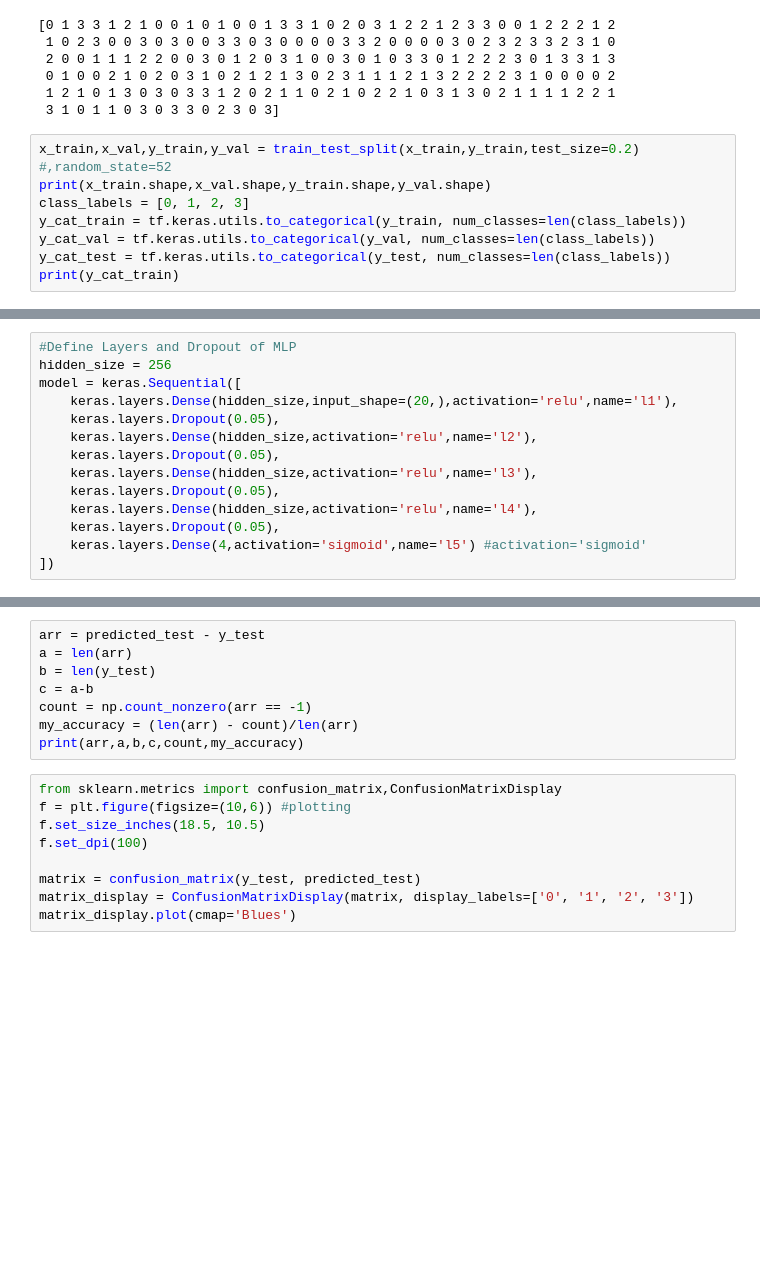
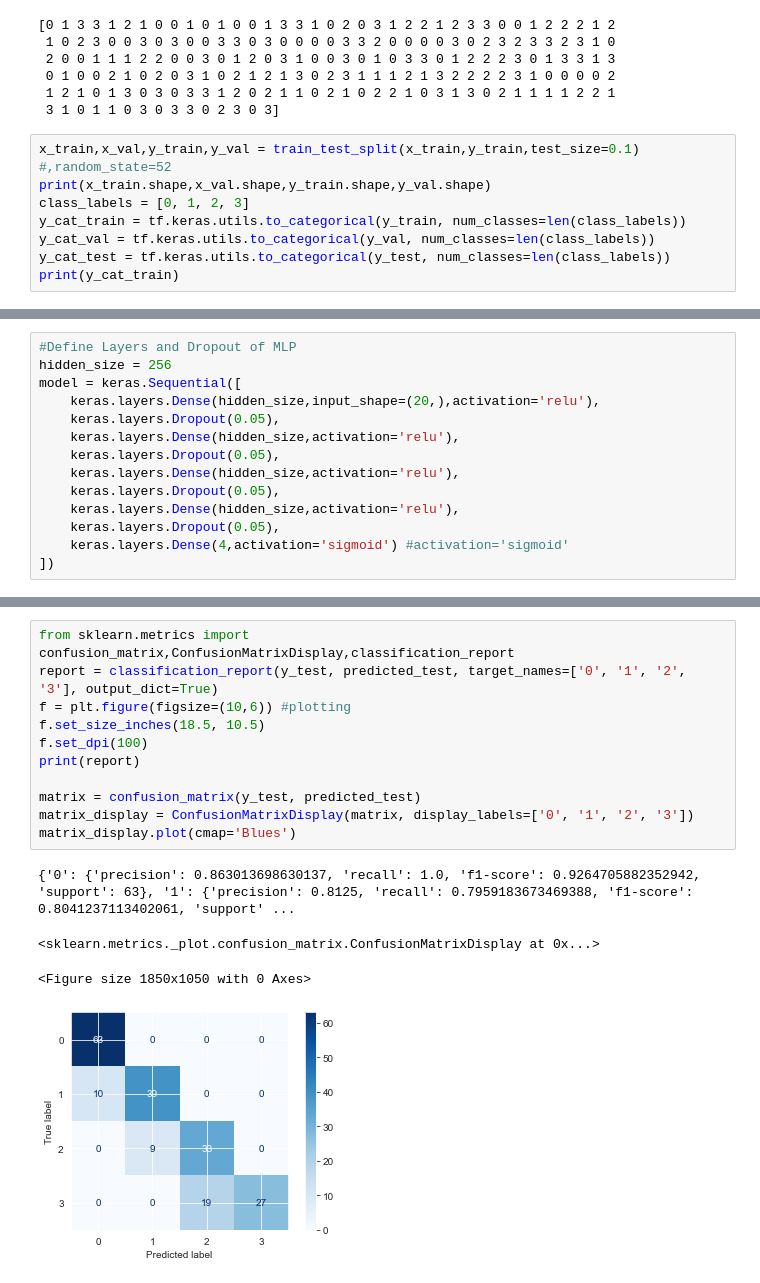
Before and after one commit to Matovic/mobile-price-classification, a Jupyter notebook: src/MLP_tensorflow.ipynb, the cells around one changed output, grey strips where cells are left out. Drawn from its saved outputs; the diff is of its cells as text; blank space fills up the shorter version.

```diff
--- a/src/MLP_tensorflow.ipynb
+++ b/src/MLP_tensorflow.ipynb
@@ -76,7 +77,7 @@ print(y_test)
  1 2 1 0 1 3 0 3 0 3 3 1 2 0 2 1 1 0 2 1 0 2 2 1 0 3 1 3 0 2 1 1 1 1 2 2 1
  3 1 0 1 1 0 3 0 3 3 0 2 3 0 3]
 # %%
-x_train,x_val,y_train,y_val = train_test_split(x_train,y_train,test_size=0.2) #,random_state=52
+x_train,x_val,y_train,y_val = train_test_split(x_train,y_train,test_size=0.1) #,random_state=52
 print(x_train.shape,x_val.shape,y_train.shape,y_val.shape)
 class_labels = [0, 1, 2, 3]
 y_cat_train = tf.keras.utils.to_categorical(y_train, num_classes=len(class_labels))
@@ -96,15 +97,15 @@ print(y_cat_train)
 #Define Layers and Dropout of MLP
 hidden_size = 256
 model = keras.Sequential([
-    keras.layers.Dense(hidden_size,input_shape=(20,),activation='relu',name='l1'),
+    keras.layers.Dense(hidden_size,input_shape=(20,),activation='relu'),
     keras.layers.Dropout(0.05),
-    keras.layers.Dense(hidden_size,activation='relu',name='l2'),
+    keras.layers.Dense(hidden_size,activation='relu'),
     keras.layers.Dropout(0.05),
-    keras.layers.Dense(hidden_size,activation='relu',name='l3'),
+    keras.layers.Dense(hidden_size,activation='relu'),
     keras.layers.Dropout(0.05),
-    keras.layers.Dense(hidden_size,activation='relu',name='l4'),
+    keras.layers.Dense(hidden_size,activation='relu'),
     keras.layers.Dropout(0.05),
-    keras.layers.Dense(4,activation='sigmoid',name='l5') #activation='sigmoid'
+    keras.layers.Dense(4,activation='sigmoid') #activation='sigmoid'
 ])
 # %%
 #best learning rate
@@ -188,17 +212,16 @@ print(predicted_test)
-# %%
-arr = predicted_test - y_test
-a = len(arr)
-b = len(y_test)
-c = a-b
-count = np.count_nonzero(arr == -1)
-my_accuracy = (len(arr) - count)/len(arr)
-print(arr,a,b,c,count,my_accuracy)
 # %%
-from sklearn.metrics import confusion_matrix,ConfusionMatrixDisplay
+from sklearn.metrics import confusion_matrix,ConfusionMatrixDisplay,classification_report
+report = classification_report(y_test, predicted_test, target_names=['0', '1', '2', '3'], output_dict=True)
 f = plt.figure(figsize=(10,6)) #plotting
 f.set_size_inches(18.5, 10.5)
 f.set_dpi(100)
+print(report)
 
 matrix = confusion_matrix(y_test, predicted_test)
 matrix_display = ConfusionMatrixDisplay(matrix, display_labels=['0', '1', '2', '3'])
 matrix_display.plot(cmap='Blues')
+# %% [output]
+{'0': {'precision': 0.863013698630137, 'recall': 1.0, 'f1-score': 0.9264705882352942, 'support': 63}, '1': {'precision': 0.8125, 'recall': 0.7959183673469388, 'f1-score': 0.8041237113402061, 'support' ...
+<sklearn.metrics._plot.confusion_matrix.ConfusionMatrixDisplay at 0x...>
+<Figure size 1850x1050 with 0 Axes>
+[figure, added]
```
Also changed, not shown: parts of 10 cells of this notebook, 2 other files.
